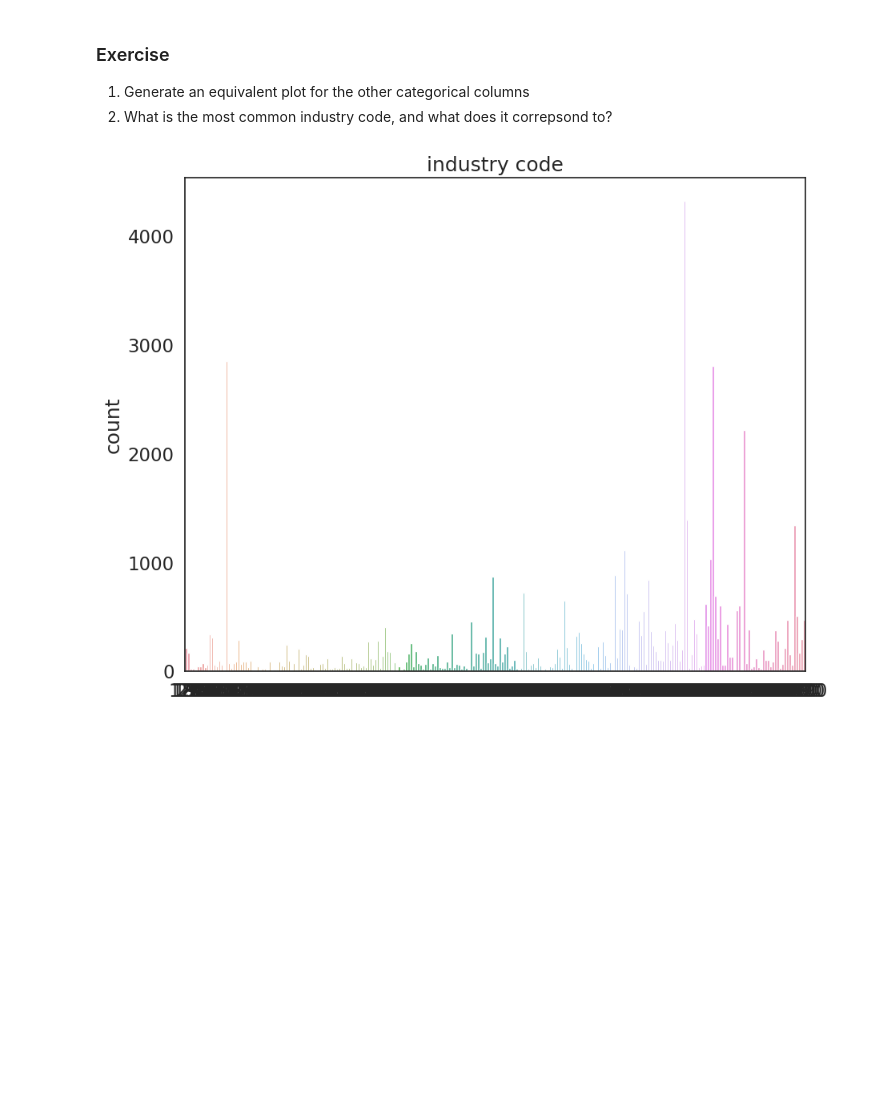
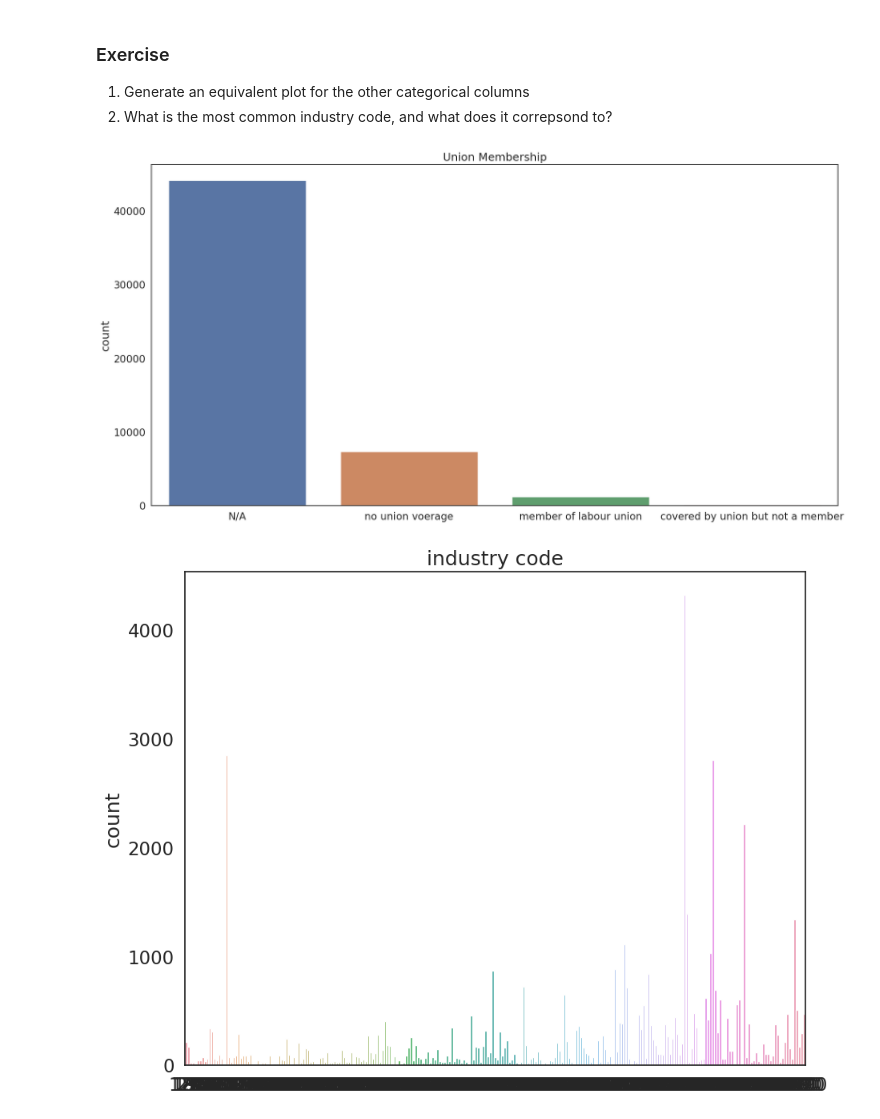
Before and after one commit to jaicortesi/QM2, a Jupyter notebook: notebooks/W08. Linear Regression.ipynb, the cells around one changed output. Saved outputs shown, nothing was run; the diff lists cells and outputs as text; code cells hidden in the pictures; blank space fills up the shorter version.

```diff
--- a/notebooks/W08. Linear Regression.ipynb
+++ b/notebooks/W08. Linear Regression.ipynb
@@ -172,6 +170,15 @@ plt.show() # show the plot
 
 1. Generate an equivalent plot for the other categorical columns
 2. What is the most common industry code, and what does it correpsond to?
+# %%
+sns.countplot(data=reg_df, x='union')
+
+plt.title('Union Membership')
+plt.xlabel('')
+plt.xticks(ticks=[0,1,2,3],labels=['N/A', 'no union voerage', 'member of labour union','covered by union but not a member'])
+plt.show()
+# %% [output]
+[figure, added]
 # %%
 sns.countplot(data=reg_df, x='ind') # plot the union variable
 
```
Also changed, not shown: parts of 10 cells of this notebook.
